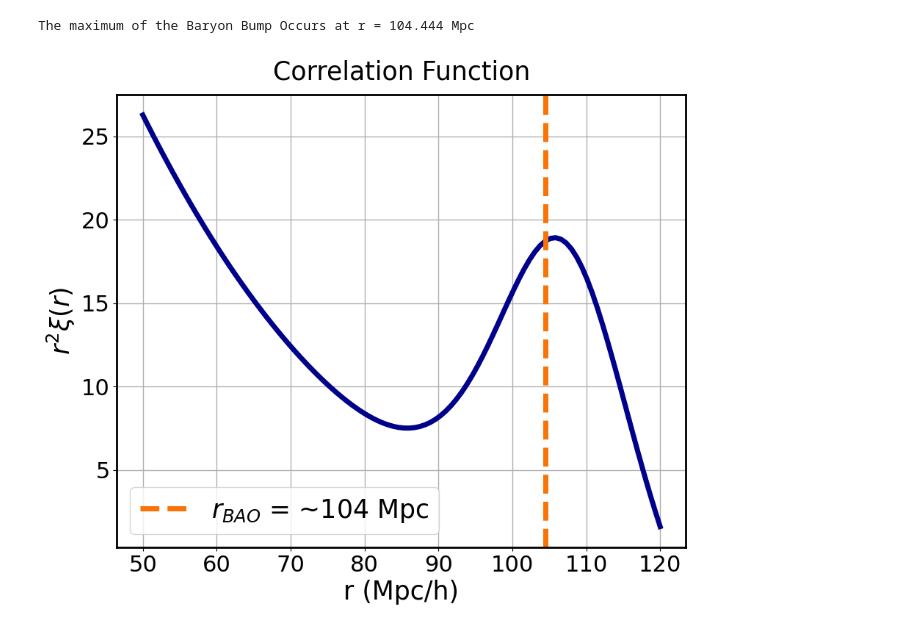
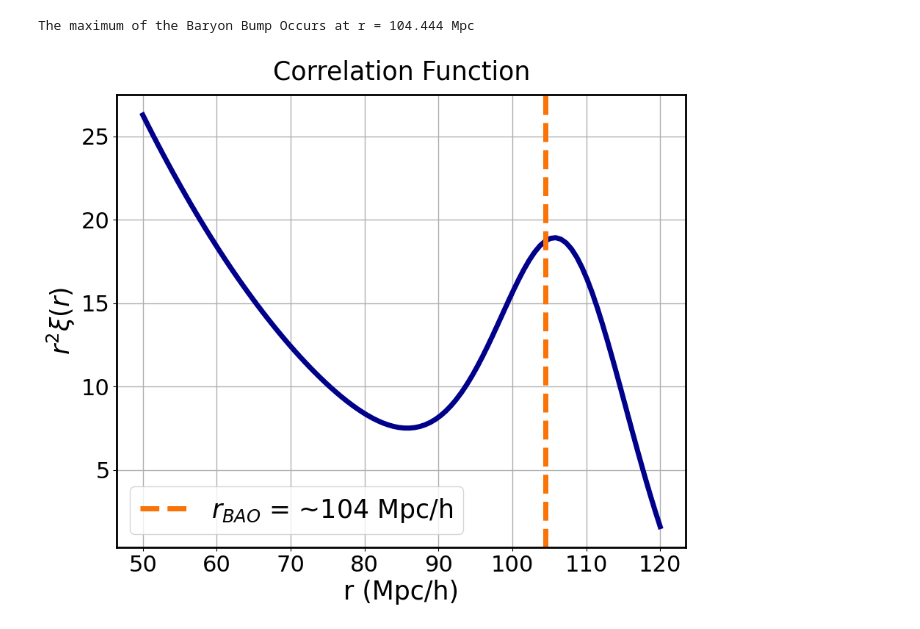
Before and after one commit to specterofjack/comp_phys_fall25, a Jupyter notebook: hw1_p3.ipynb, the cells around one changed output. Cells and saved outputs as stored; diff of their text form; code cells hidden in the pictures.

```diff
--- a/hw1_p3.ipynb
+++ b/hw1_p3.ipynb
@@ -92,14 +92,14 @@ The maximum of the Baryon Bump Occurs at r = 104.444 Mpc
 # %%
 plt.figure(figsize=(10,8),dpi=100,linewidth=3)
 plt.plot(r_array,(r_array**2)*correlation_function_final,lw=5,color='darkblue')
-plt.axvline(r_baryonbump, color='#F97306', linestyle='--', linewidth=2, label=r'$r_{BAO}$' + f' = ~{round(r_baryonbump)} Mpc',lw=5)
+plt.axvline(r_baryonbump, color='#F97306', linestyle='--', linewidth=2, label=r'$r_{BAO}$' + f' = ~{round(r_baryonbump)} Mpc/h',lw=5)
 plt.xlabel('r (Mpc/h)',fontsize=25)
 plt.title('Correlation Function',fontsize=25,pad=15)
 plt.ylabel(r'$r^{2} \xi(r)$',fontsize=25)
 plt.xticks(fontsize=22)
 plt.yticks(fontsize=22)
 plt.grid(True,which='both',lw=1)
 plt.legend(fontsize=25)
 plt.savefig('./hw1_p3_corr_func.png')
 # %% [output]
-[figure, old version]
+[figure, new version]
```
Also changed, not shown: 1 other file.
